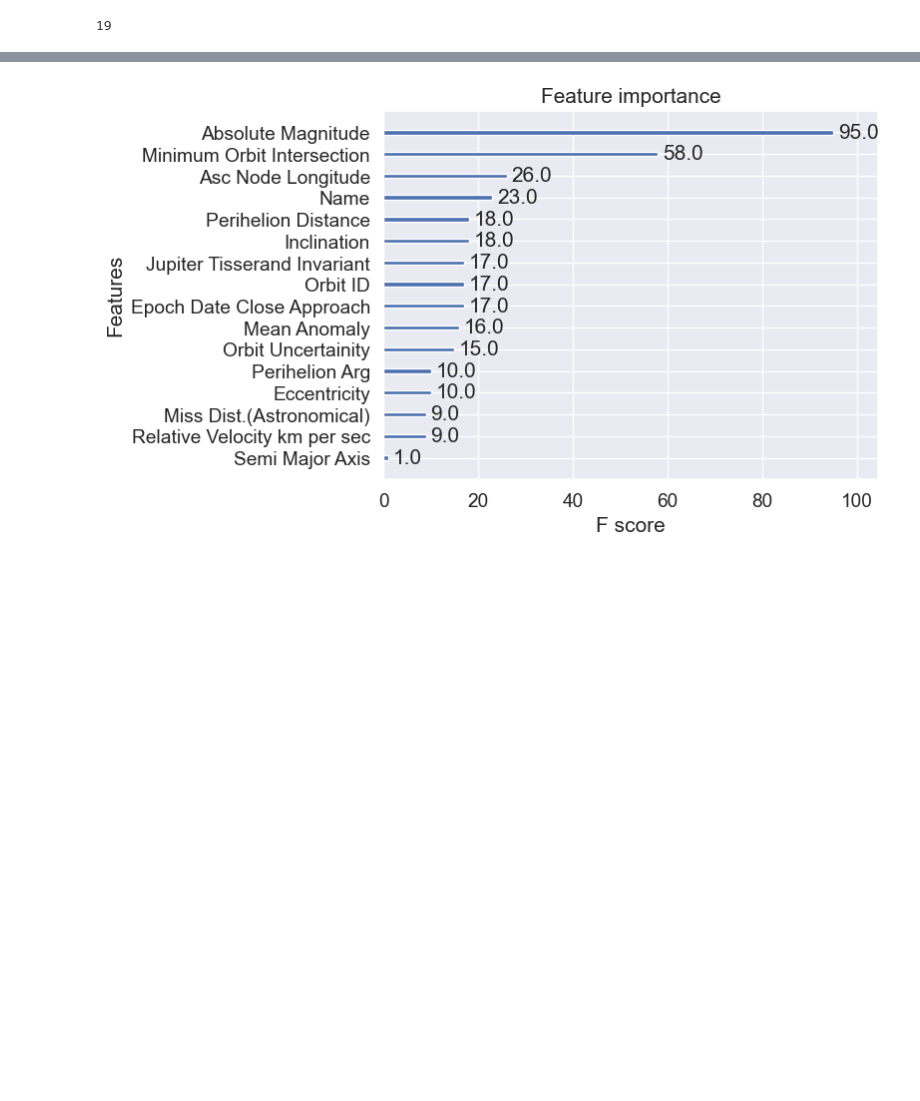
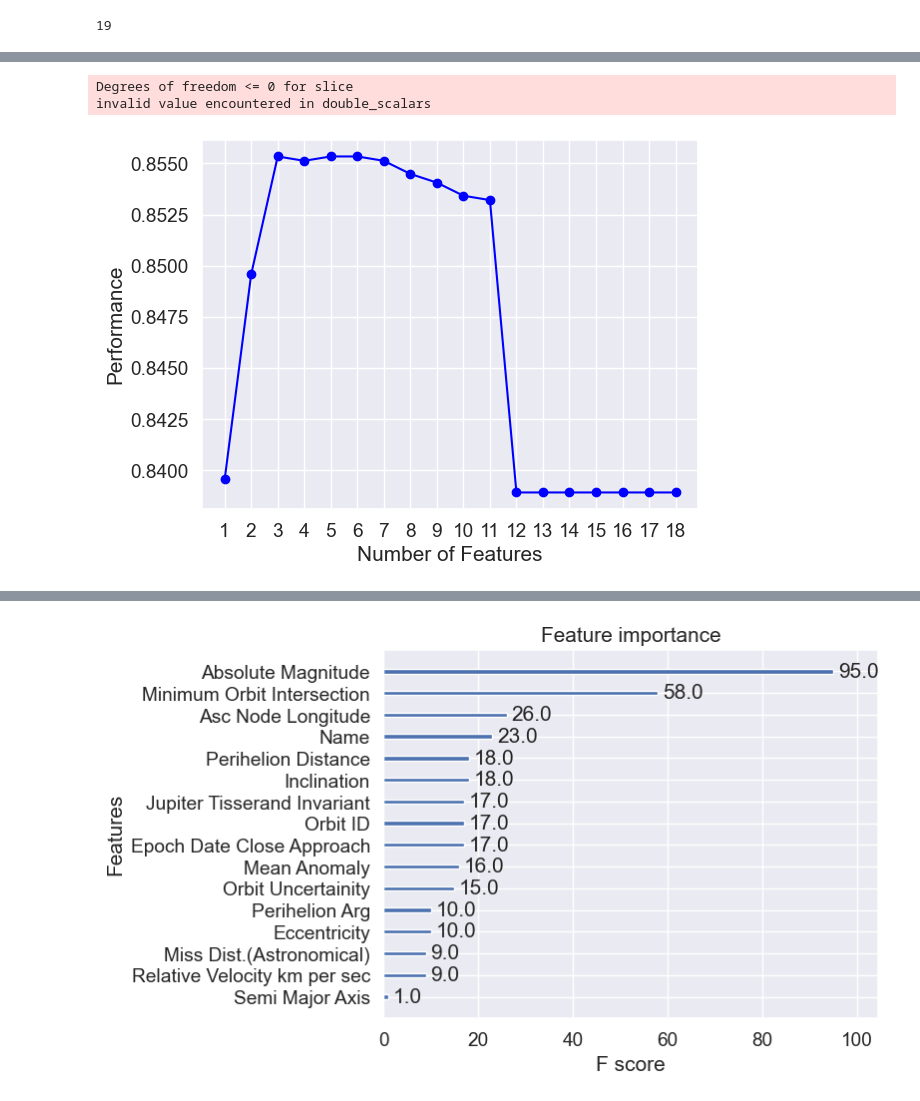
Before and after one commit to alisonjing/DTSA5506-Data-Mining-Project, a Jupyter notebook: NASA_Asteroid_Classification.ipynb, the cells around one changed output, grey strips where cells are left out. Drawn from its saved outputs; the diff is of its cells as text; code cells hidden in the pictures; blank space fills up the shorter version.

```diff
--- a/NASA_Asteroid_Classification.ipynb
+++ b/NASA_Asteroid_Classification.ipynb
@@ -524,0 +548,8 @@ target= nasa['Hazardous']
+# %%
+import mlxtend
+from mlxtend.feature_selection import SequentialFeatureSelector as SFS
+from mlxtend.plotting import plot_sequential_feature_selection as plot_sfs
+from sklearn.svm import SVC
+svc = SVC()
+sfs = SFS(svc, k_features ='best', forward = True, floating = False, verbose = 2, scoring = "accuracy", cv=0)
+fs_svc = sfs.fit(features,target)
@@ -525,3 +574,11 @@ target= nasa['Hazardous']
+# %%
+plot_sfs(sfs.get_metric_dict(confidence_interval=0.95), kind='std_err')
+plt.grid(visible=True, which='major', axis ='both')
+plt.show()
+# %% [output]
+Degrees of freedom <= 0 for slice
+invalid value encountered in double_scalars
+[figure, added]
 # %%
 # Net we want to use Xgboost Built-in Feature Importance to rank the remaining 18 data features exclduing the target variable
 # Hazardous
```
Also changed, not shown: parts of 14 cells of this notebook.
